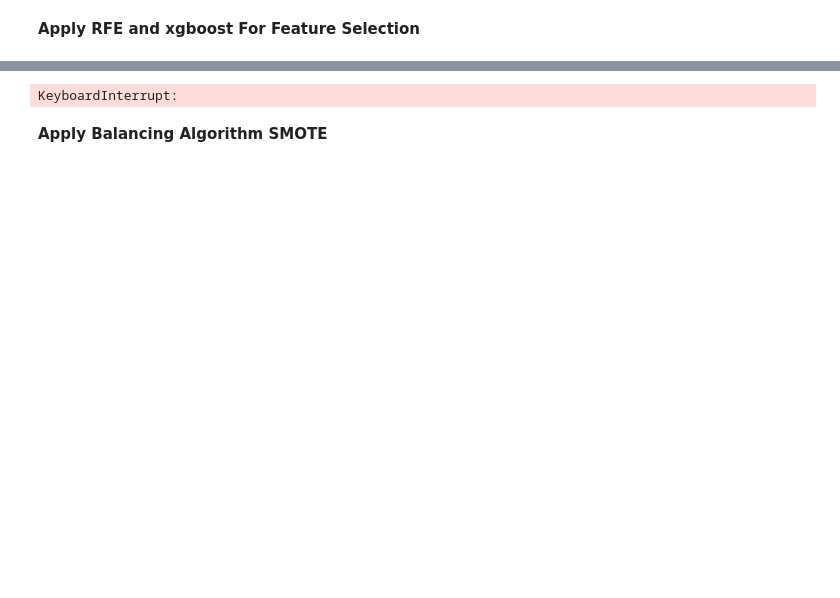
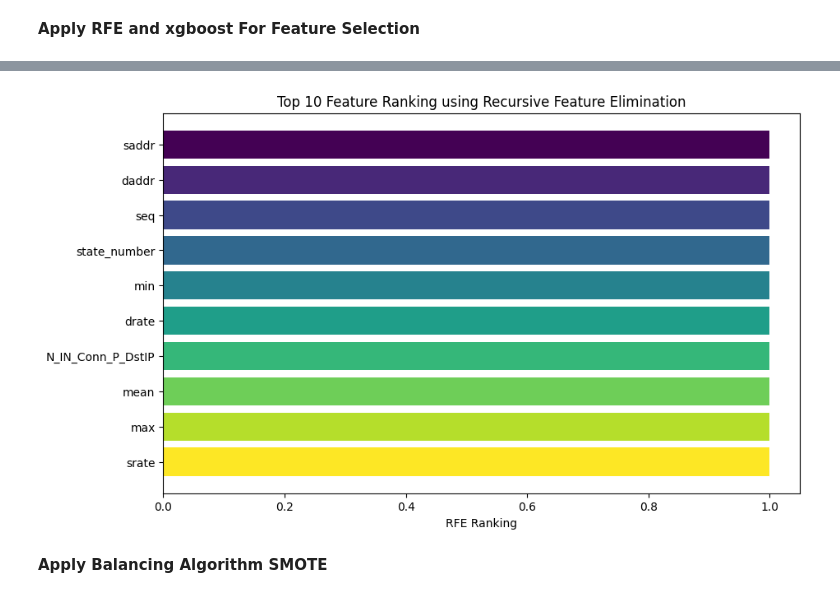
Before and after one commit to hirenbraithatha/Ensemble-XGBoost-for-Efficient-and-Accurate-IoT-Botnet-Attack-Detection, a Jupyter notebook: IoT_BOLT.ipynb, the cells around one changed output, grey strips where cells are left out. Cells and saved outputs as stored; diff of their text form; code cells hidden in the pictures; blank space fills up the shorter version.

```diff
--- a/IoT_BOLT.ipynb
+++ b/IoT_BOLT.ipynb
@@ -160,8 +165,2 @@ Time Difference: 0.606247
-# %%
-from yellowbrick.model_selection import RFECV
-from xgboost import XGBClassifier
-visualizer = RFECV((XGBClassifier(n_estimators=95, max_depth=10, learning_rate=0.55987)))
-visualizer.fit(X, y)        # Fit the data to the visualizer
-visualizer.show()
 # %% [markdown]
 **Apply RFE and xgboost For Feature Selection**
@@ -184,13 +196,40 @@ time_difference = future_time - current_time
 print("Time Difference:", time_difference.total_seconds())
 selected_features = X.columns[rfe.support_]
 print("Selected Features:", selected_features.tolist())
-# Plot number of features VS. cross-validation scores
-plt.figure()
-plt.xlabel("Number of features selected")
-plt.ylabel("Cross validation score")
-plt.plot(range(1, len(rfe.grid_scores_) + 1), rfe.grid_scores_)
-plt.show()
-# %% [output]
-KeyboardInterrupt:
+# %%
+import matplotlib.pyplot as plt
+import numpy as np
+# Plot number of features VS. cross-validation scores
+# Get feature rankings
+ranking = rfe.ranking_
+
+# Feature names, assuming you have the names in a list called 'feature_names'
+# Replace 'feature_names' with your actual list of feature names
+feature_names = np.array(X.columns)
+
+# Sorting the features based on the ranking
+sorted_idx = np.argsort(ranking)
+sorted_ranking = ranking[sorted_idx]
+sorted_feature_names = feature_names[sorted_idx]
+
+# Selecting the top 10 features
+top_n = 10
+top_n_idx = sorted_idx[:top_n]
+top_n_ranking = sorted_ranking[:top_n]
+top_n_feature_names = sorted_feature_names[:top_n]
+
+# Assigning different colors for each bar
+colors = plt.cm.viridis(np.linspace(0, 1, top_n))
+
+# Plotting
+plt.figure(figsize=(10, 6))
+plt.barh(range(top_n), top_n_ranking, align='center', color=colors)
+plt.yticks(range(top_n), top_n_feature_names)
+plt.xlabel('RFE Ranking')
+plt.title(f'Top {top_n} Feature Ranking using Recursive Feature Elimination')
+plt.gca().invert_yaxis()  # Invert y-axis to have the best features on top
+plt.show()
+# %% [output]
+[figure, added]
 # %% [markdown]
 **Apply Balancing Algorithm SMOTE**
```
Also changed, not shown: parts of 9 cells of this notebook.
